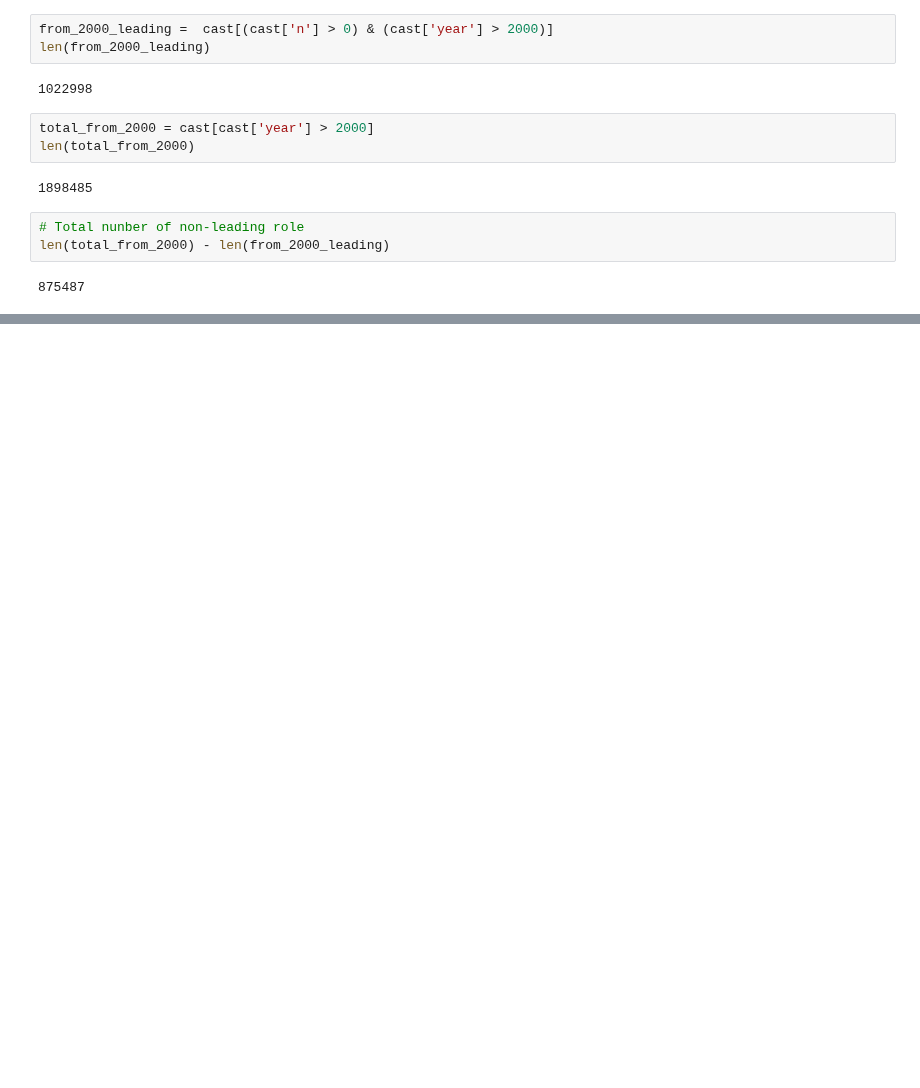
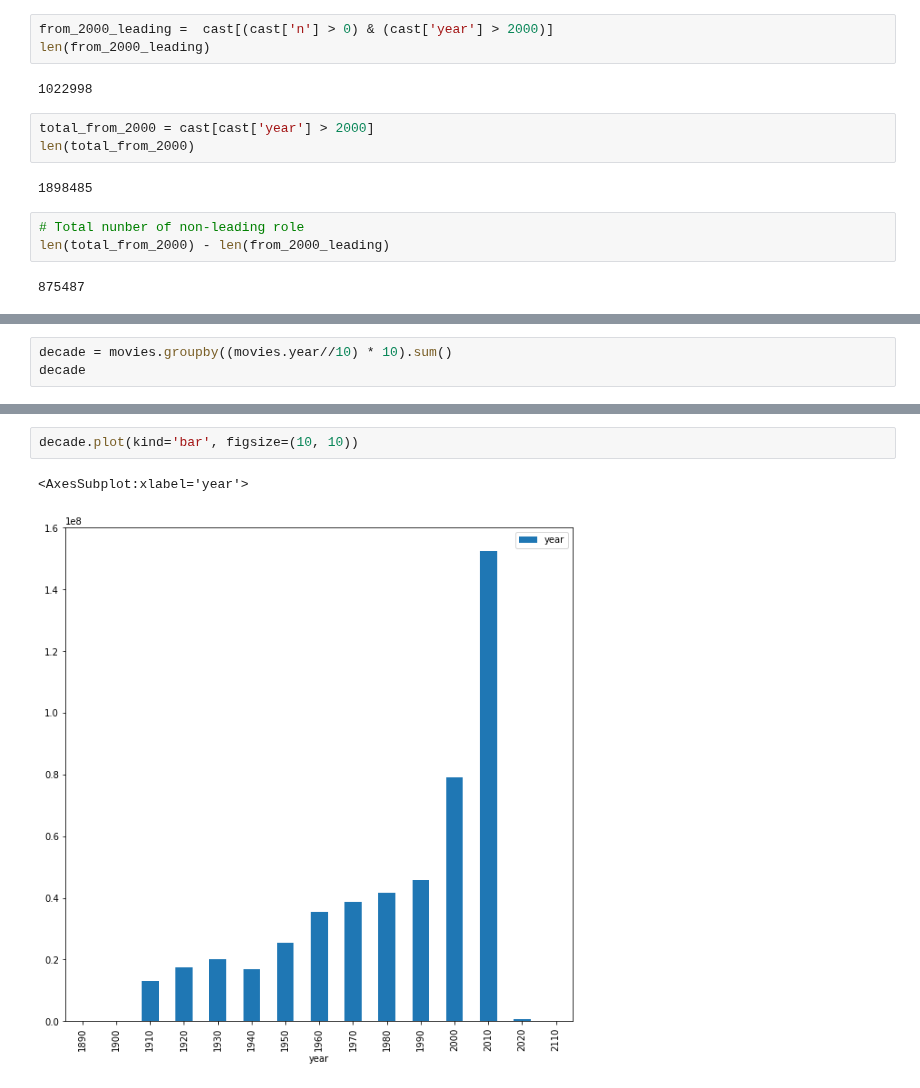
Before and after one commit to springboard-curriculum/mec-mini-projects, a Jupyter notebook: mec-5.3.10-data-wranging-with-pandas-mini-project/mec-5.3.10-data-wranging-with-panda.ipynb, the cells around one changed output, grey strips where cells are left out. Cells and saved outputs as stored; diff of their text form; blank space fills up the shorter version.

```diff
--- a/mec-5.3.10-data-wranging-with-pandas-mini-project/mec-5.3.10-data-wranging-with-panda.ipynb
+++ b/mec-5.3.10-data-wranging-with-pandas-mini-project/mec-5.3.10-data-wranging-with-panda.ipynb
@@ -316,0 +373,3 @@ len(total_from_2000) - len(from_2000_leading)
+# %%
+decade = movies.groupby((movies.year//10) * 10).sum()
+decade
@@ -316,0 +394,5 @@ len(total_from_2000) - len(from_2000_leading)
+# %%
+decade.plot(kind='bar', figsize=(10, 10))
+# %% [output]
+<AxesSubplot:xlabel='year'>
+[figure, added]
```
Also changed, not shown: parts of 19 cells of this notebook.
